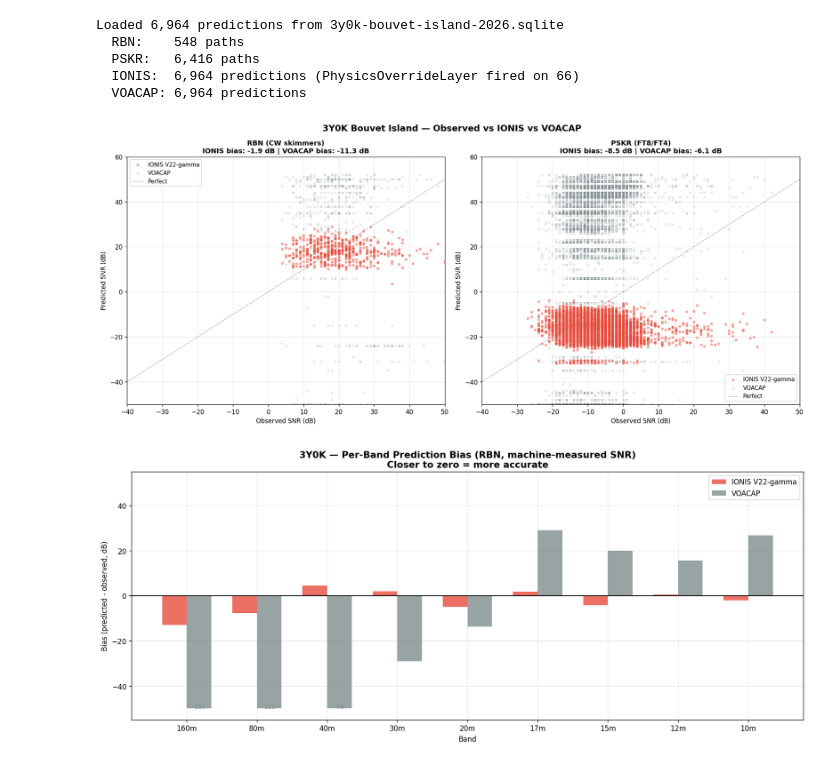
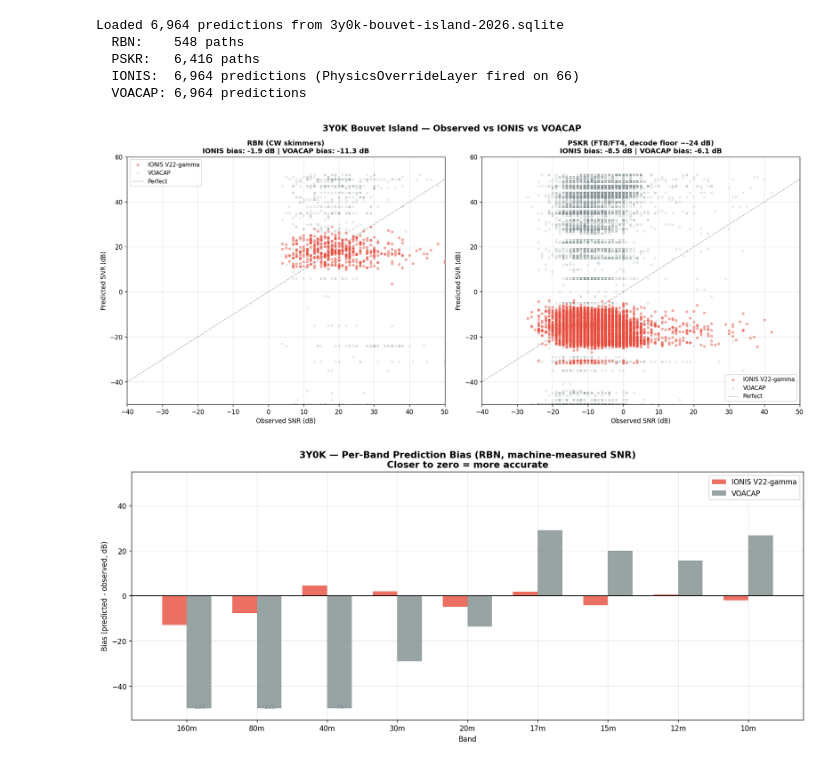
Before and after one commit to IONIS-AI/ionis-jupyter, a Jupyter notebook: notebooks/dxpedition-3y0k-bouvet-2026.ipynb, the cells around one changed output. Saved outputs shown, nothing was run; the diff lists cells and outputs as text; code cells hidden in the pictures.

```diff
--- a/notebooks/dxpedition-3y0k-bouvet-2026.ipynb
+++ b/notebooks/dxpedition-3y0k-bouvet-2026.ipynb
@@ -735,38 +735,41 @@ if has_predictions and has_voacap:
 
     for ax, src, title in [
         (axes[0], "RBN", "RBN (CW skimmers)"),
-        (axes[1], "PSKR", "PSKR (FT8/FT4)"),
+        (axes[1], "PSKR", "PSKR (FT8/FT4, decode floor ~-24 dB)"),
     ]:
         d = predictions[(predictions["source"] == src) & predictions["voacap_snr"].notna()].copy()
         # Clip extreme VOACAP values for visualization
         d["voacap_clipped"] = d["voacap_snr"].clip(-50, 60)
 
         ax.scatter(d["observed_snr"], d["predicted_snr_db"],
                    alpha=0.4, s=12, color="#e74c3c", label="IONIS V22-gamma", zorder=3)
         ax.scatter(d["observed_snr"], d["voacap_clipped"],
                    alpha=0.2, s=12, color="#7f8c8d", marker="x", label="VOACAP", zorder=2)
 
         # Perfect prediction line
         lims = [-50, 60]
         ax.plot(lims, lims, "k--", alpha=0.4, linewidth=0.8, label="Perfect")
 
         # Stats
         ionis_bias = (d["predicted_snr_db"] - d["observed_snr"]).mean()
         voacap_bias = (d["voacap_snr"] - d["observed_snr"]).mean()
         ax.set_title(f"{title}\nIONIS bias: {ionis_bias:+.1f} dB | VOACAP bias: {voacap_bias:+.1f} dB",
                      fontsize=11, fontweight="bold")
         ax.set_xlabel("Observed SNR (dB)")
         ax.set_ylabel("Predicted SNR (dB)")
         ax.legend(fontsize=9)
         ax.set_xlim(-40, 50)
         ax.set_ylim(-50, 60)
+        # Note: VOACAP values < -100 dB are circuit failure flags
+        # (MUF exceeded or ray-tracing failure), not SNR predictions.
+        # They are clipped to -50 dB for visualization.
 
     fig.suptitle(f"{CALLSIGN} {ENTITY} — Observed vs IONIS vs VOACAP",
                  fontsize=14, fontweight="bold")
     plt.tight_layout()
     plt.show()
 # %% [output]
-[figure, old version]
+[figure, new version]
 # %%
 if has_predictions and has_voacap:
     # Per-band bias: IONIS vs VOACAP (RBN only — machine-measured SNR)
```
Also changed, not shown: parts of 6 cells of this notebook.
